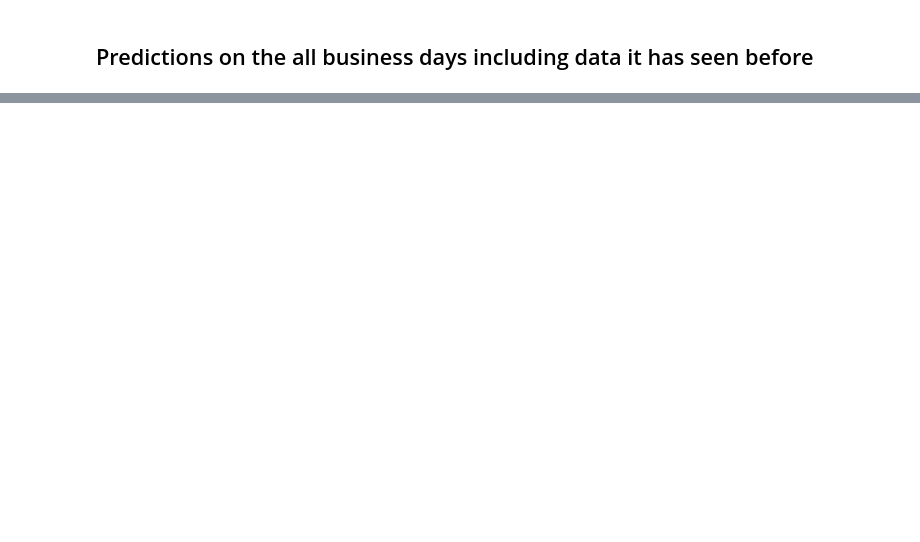
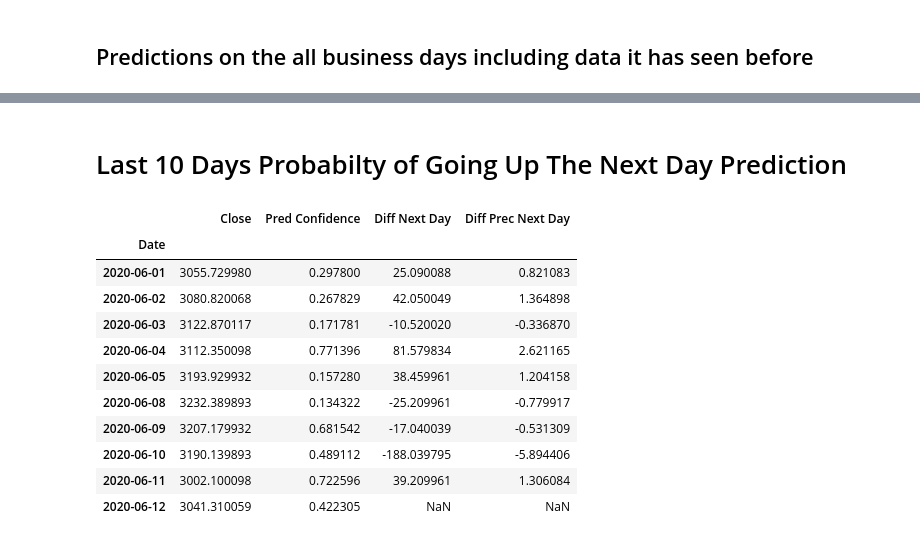
Before and after one commit to CodeByHarri/Candlestick-Trading-Analysis-Strategy, a Jupyter notebook: S1_Simple_Stock_Predictor.ipynb, the cells around one changed output, grey strips where cells are left out. Saved outputs shown, nothing was run; the diff lists cells and outputs as text; code cells hidden in the pictures; blank space fills up the shorter version.

```diff
--- a/S1_Simple_Stock_Predictor.ipynb
+++ b/S1_Simple_Stock_Predictor.ipynb
@@ -333,0 +335,23 @@ plt.ylabel('predicted label');
+# %% [markdown]
+# Last 10 Days Probabilty of Going Up The Next Day Prediction
+# %%
+data['Diff_Price'] = data['Close'].shift(-1) - data['Close']
+data['Diff_Price_Perc'] = data['Diff_Price']/data['Close'] * 100
+
+pd.DataFrame({'Close' : data['Close'],
+              'Pred Confidence' : new_preds,
+              'Diff Next Day' : data['Diff_Price'],
+              'Diff Prec Next Day' : data['Diff_Price_Perc']} ).tail(10)
+# %% [output]
+|  | Close | Pred Confidence | Diff Next Day | Diff Prec Next Day |
+| Date |  |  |  |  |
+| 2020-06-01 | 3055.729980 | 0.297800 | 25.090088 | 0.821083 |
+| 2020-06-02 | 3080.820068 | 0.267829 | 42.050049 | 1.364898 |
+| 2020-06-03 | 3122.870117 | 0.171781 | -10.520020 | -0.336870 |
+| 2020-06-04 | 3112.350098 | 0.771396 | 81.579834 | 2.621165 |
+| 2020-06-05 | 3193.929932 | 0.157280 | 38.459961 | 1.204158 |
+| 2020-06-08 | 3232.389893 | 0.134322 | -25.209961 | -0.779917 |
+| 2020-06-09 | 3207.179932 | 0.681542 | -17.040039 | -0.531309 |
+| 2020-06-10 | 3190.139893 | 0.489112 | -188.039795 | -5.894406 |
+| 2020-06-11 | 3002.100098 | 0.722596 | 39.209961 | 1.306084 |
+| 2020-06-12 | 3041.310059 | 0.422305 | NaN | NaN |
```
Also changed, not shown: parts of 9 cells of this notebook.
